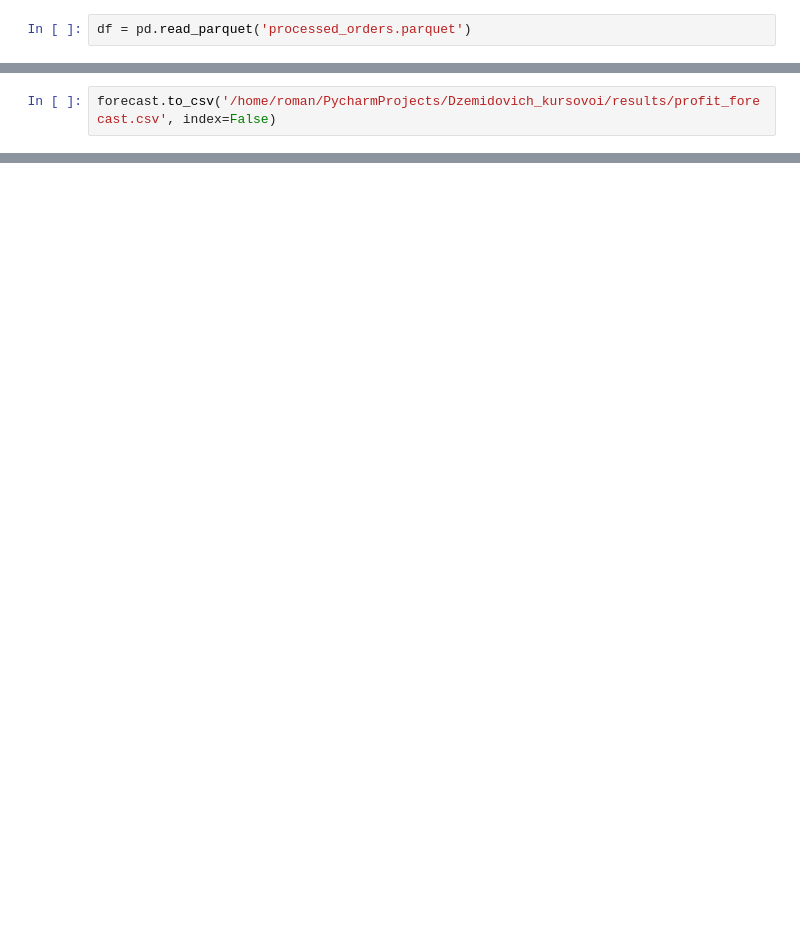
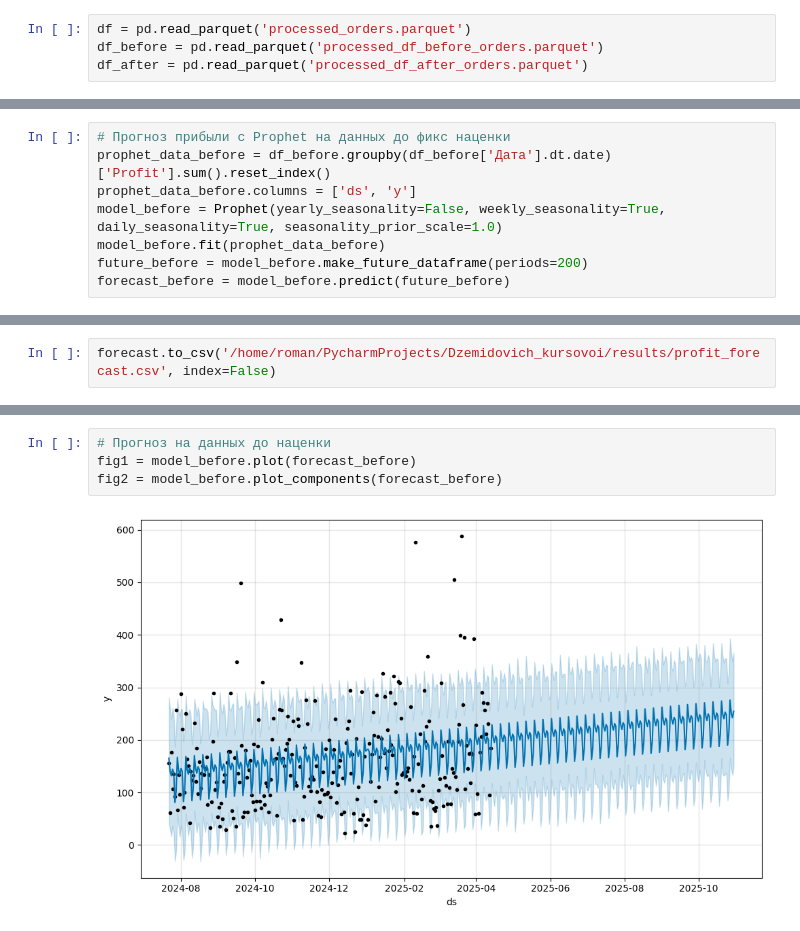
Before and after one commit to Dzemidov/Dzemidovich_kursovoi, a Jupyter notebook: 3_Time_Series_Analysis.ipynb, the cells around one changed output, grey strips where cells are left out. Saved outputs shown, nothing was run; the diff lists cells and outputs as text; blank space fills up the shorter version.

Commit message:
Новая тема. Сайт Максавто. Добавил разделение на данные до ввода фиксированной наценки и после, а также сделал прогнозы на основе этих данных.

```diff
--- a/3_Time_Series_Analysis.ipynb
+++ b/3_Time_Series_Analysis.ipynb
@@ -9,6 +9,8 @@ from datetime import datetime
 import uuid
 # %%
 df = pd.read_parquet('processed_orders.parquet')
+df_before = pd.read_parquet('processed_df_before_orders.parquet')
+df_after = pd.read_parquet('processed_df_after_orders.parquet')
 # %%
 # Когортный анализ
 df['InvoiceMonth'] = df['Дата'].dt.to_period('M')
@@ -66,0 +69,8 @@ forecast = model.predict(future)
+# %%
+# Прогноз прибыли с Prophet на данных до фикс наценки
+prophet_data_before = df_before.groupby(df_before['Дата'].dt.date)['Profit'].sum().reset_index()
+prophet_data_before.columns = ['ds', 'y']
+model_before = Prophet(yearly_seasonality=False, weekly_seasonality=True, daily_seasonality=True, seasonality_prior_scale=1.0)
+model_before.fit(prophet_data_before)
+future_before = model_before.make_future_dataframe(periods=200)
+forecast_before = model_before.predict(future_before)
@@ -72,3 +97,9 @@ fig2 = model.plot_components(forecast)
 # %% [output]
 [figure]
 [figure]
+# %%
+# Прогноз на данных до наценки
+fig1 = model_before.plot(forecast_before)
+fig2 = model_before.plot_components(forecast_before)
+# %% [output]
+[figure, added]
```
Also changed, not shown: parts of 8 cells of this notebook, 1 other file.
